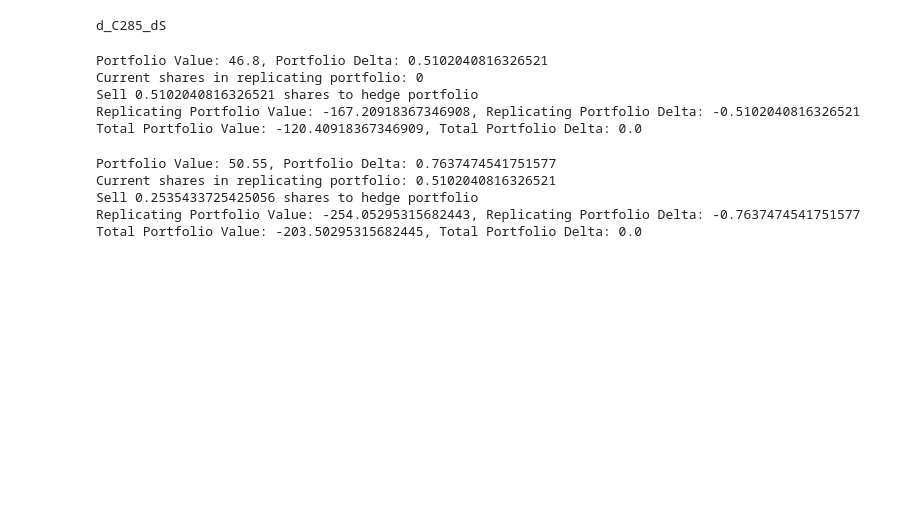
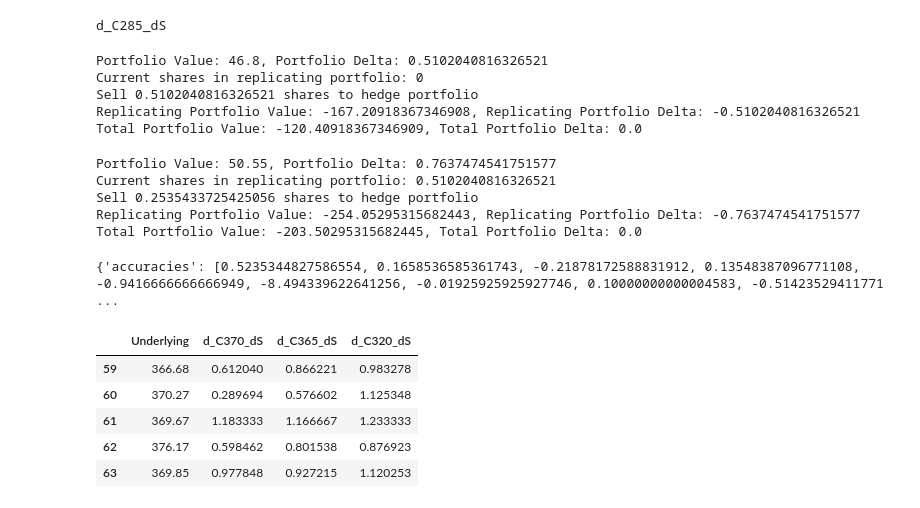
Before and after one commit to Snail664/greek-hedging, a Jupyter notebook: hedging.ipynb, the cells around one changed output. Saved outputs shown, nothing was run; the diff lists cells and outputs as text; code cells hidden in the pictures; blank space fills up the shorter version.

Commit message:
delta hedging complete. delta-vega in progress

```diff
--- a/hedging.ipynb
+++ b/hedging.ipynb
@@ -99,0 +254,14 @@ Total Portfolio Value: -203.50295315682445, Total Portfolio Delta: 0.0
+# %%
+results = option_portfolio_delta_hedging([['C300', 1, 'buy']], 45, 1, data)
+print(results)
+# %% [output]
+{'accuracies': [0.5235344827586554, 0.1658536585361743, -0.21878172588831912, 0.13548387096771108, -0.9416666666666949, -8.494339622641256, -0.01925925925927746, 0.10000000000004583, -0.51423529411771 ...
+# %%
+data.tail()[['Underlying', 'd_C370_dS', 'd_C365_dS', 'd_C320_dS']]
+# %% [output]
+|  | Underlying | d_C370_dS | d_C365_dS | d_C320_dS |
+| 59 | 366.68 | 0.612040 | 0.866221 | 0.983278 |
+| 60 | 370.27 | 0.289694 | 0.576602 | 1.125348 |
+| 61 | 369.67 | 1.183333 | 1.166667 | 1.233333 |
+| 62 | 376.17 | 0.598462 | 0.801538 | 0.876923 |
+| 63 | 369.85 | 0.977848 | 0.927215 | 1.120253 |
```
Also changed, not shown: parts of 1 cell of this notebook, 2 other files.
